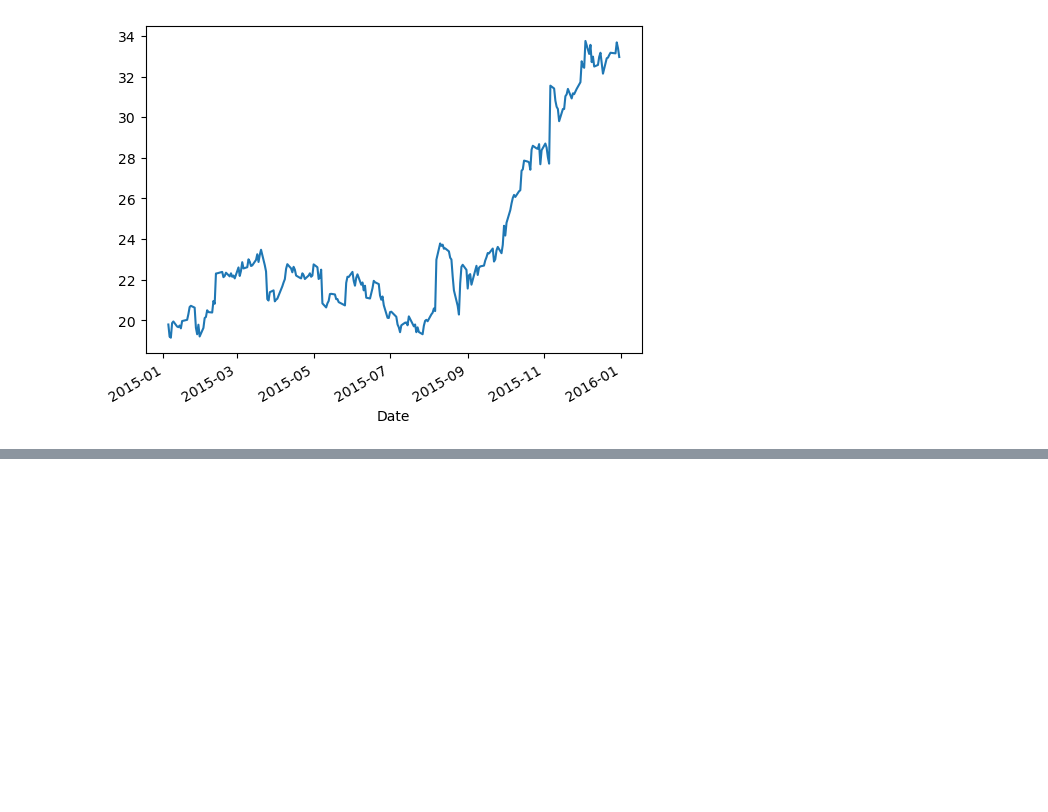
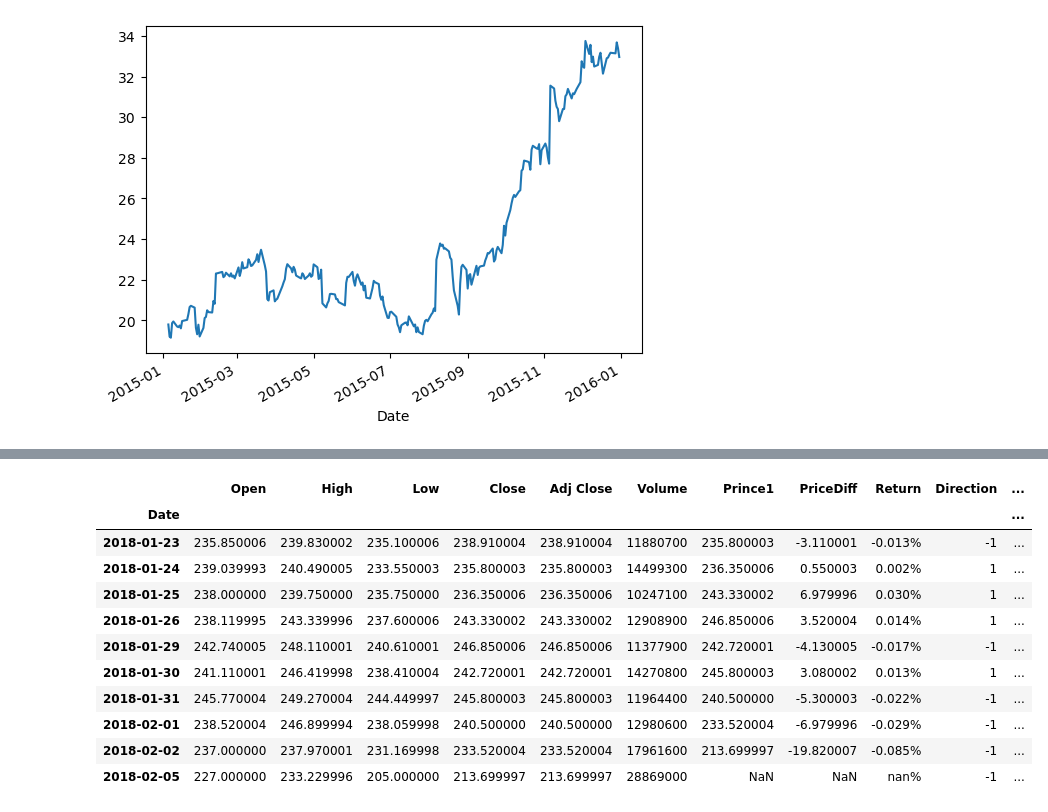
Before and after one commit to Istvan-Abner-Varga/python_analise_financeiro, a Jupyter notebook: Analise_de_Dados_Financeiros.ipynb, the cells around one changed output, grey strips where cells are left out. Cells and saved outputs as stored; diff of their text form; code cells hidden in the pictures; blank space fills up the shorter version.

```diff
--- a/Analise_de_Dados_Financeiros.ipynb
+++ b/Analise_de_Dados_Financeiros.ipynb
@@ -158,0 +318,18 @@ fb.loc['2018-01-05':'2018-12-31','Close'].plot()
+# %%
+# Método para calcular a média móvel em qualquer numero de dias using.rolling()
+fb['M.A.40'] = fb['Close'].rolling(40).mean()
+
+fb.tail(10)
+# %% [output]
+|  | Open | High | Low | Close | Adj Close | Volume | Prince1 | PriceDiff | Return | Direction | ... |
+| Date |  |  |  |  |  |  |  |  |  |  | ... |
+| 2018-01-23 | 235.850006 | 239.830002 | 235.100006 | 238.910004 | 238.910004 | 11880700 | 235.800003 | -3.110001 | -0.013% | -1 | ... |
+| 2018-01-24 | 239.039993 | 240.490005 | 233.550003 | 235.800003 | 235.800003 | 14499300 | 236.350006 | 0.550003 | 0.002% | 1 | ... |
+| 2018-01-25 | 238.000000 | 239.750000 | 235.750000 | 236.350006 | 236.350006 | 10247100 | 243.330002 | 6.979996 | 0.030% | 1 | ... |
+| 2018-01-26 | 238.119995 | 243.339996 | 237.600006 | 243.330002 | 243.330002 | 12908900 | 246.850006 | 3.520004 | 0.014% | 1 | ... |
+| 2018-01-29 | 242.740005 | 248.110001 | 240.610001 | 246.850006 | 246.850006 | 11377900 | 242.720001 | -4.130005 | -0.017% | -1 | ... |
+| 2018-01-30 | 241.110001 | 246.419998 | 238.410004 | 242.720001 | 242.720001 | 14270800 | 245.800003 | 3.080002 | 0.013% | 1 | ... |
+| 2018-01-31 | 245.770004 | 249.270004 | 244.449997 | 245.800003 | 245.800003 | 11964400 | 240.500000 | -5.300003 | -0.022% | -1 | ... |
+| 2018-02-01 | 238.520004 | 246.899994 | 238.059998 | 240.500000 | 240.500000 | 12980600 | 233.520004 | -6.979996 | -0.029% | -1 | ... |
+| 2018-02-02 | 237.000000 | 237.970001 | 231.169998 | 233.520004 | 233.520004 | 17961600 | 213.699997 | -19.820007 | -0.085% | -1 | ... |
+| 2018-02-05 | 227.000000 | 233.229996 | 205.000000 | 213.699997 | 213.699997 | 28869000 | NaN | NaN | nan% | -1 | ... |
```
Also changed, not shown: parts of 43 cells of this notebook.
